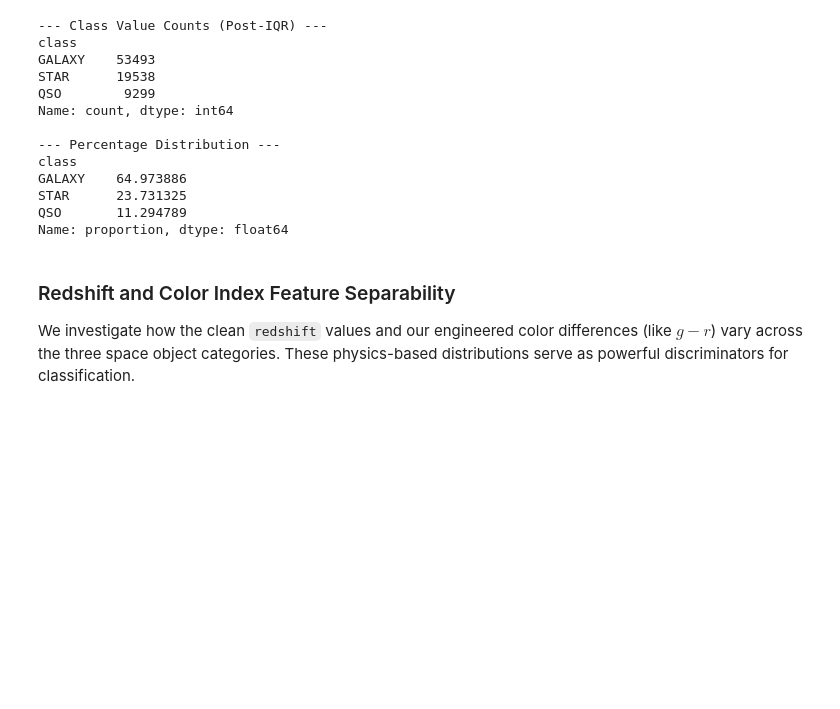
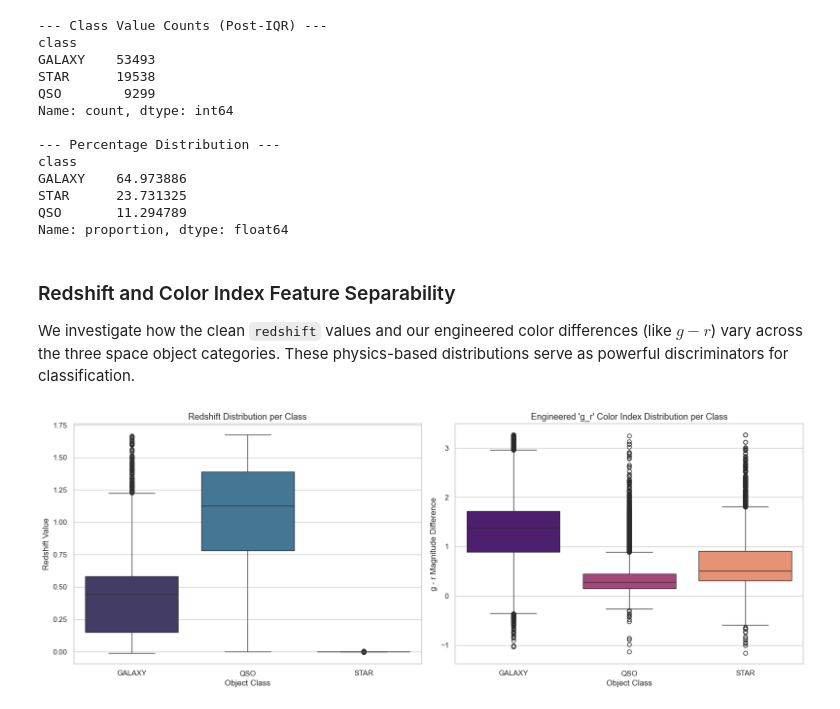
Before and after one commit to DimovDimo/SDSS17-ML-Research, a Jupyter notebook: SDSS17-ML-Research.ipynb, the cells around one changed output. Saved outputs shown, nothing was run; the diff lists cells and outputs as text; code cells hidden in the pictures; blank space fills up the shorter version.

```diff
--- a/SDSS17-ML-Research.ipynb
+++ b/SDSS17-ML-Research.ipynb
@@ -323,3 +323,23 @@ Name: proportion, dtype: float64
 ### Redshift and Color Index Feature Separability
 
 We investigate how the clean `redshift` values and our engineered color differences (like $g - r$) vary across the three space object categories. These physics-based distributions serve as powerful discriminators for classification.
+# %%
+# 2. Multi-panel distribution plot: Redshift and Color Index (g_r)
+fig, axes = plt.subplots(1, 2, figsize=(16, 6))
+
+# Boxplot for Redshift - Added hue and legend=False to prevent warnings
+sns.boxplot(data=df_no_outliers, x='class', y='redshift', hue='class', palette='mako', legend=False, ax=axes[0])
+axes[0].set_title("Redshift Distribution per Class", fontsize=13)
+axes[0].set_xlabel("Object Class")
+axes[0].set_ylabel("Redshift Value")
+
+# Boxplot for Engineered Feature (g_r Color Index) - Added hue and legend=False to prevent warnings
+sns.boxplot(data=df_no_outliers, x='class', y='g_r', hue='class', palette='magma', legend=False, ax=axes[1])
+axes[1].set_title("Engineered 'g_r' Color Index Distribution per Class", fontsize=13)
+axes[1].set_xlabel("Object Class")
+axes[1].set_ylabel("g - r Magnitude Difference")
+
+plt.tight_layout()
+plt.show()
+# %% [output]
+[figure, added]
```
Also changed, not shown: parts of 4 cells of this notebook.
